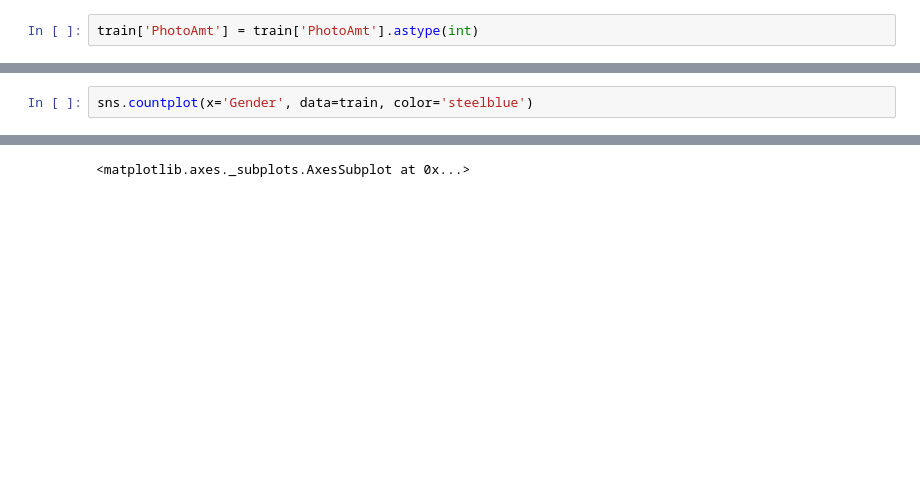
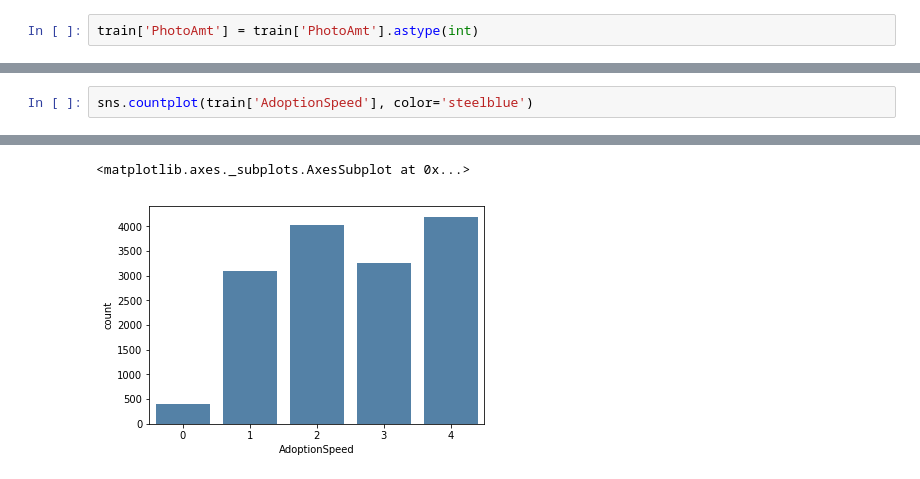
Before and after one commit to ensley/kaggle, a Jupyter notebook: petfinder-adoption-prediction/notebooks/Untitled.ipynb, the cells around one changed output, grey strips where cells are left out. Saved outputs shown, nothing was run; the diff lists cells and outputs as text; blank space fills up the shorter version.

```diff
--- a/petfinder-adoption-prediction/notebooks/Untitled.ipynb
+++ b/petfinder-adoption-prediction/notebooks/Untitled.ipynb
@@ -83,3 +99,3 @@ memory usage: 1.6+ MB
 # %%
-sns.countplot(x='Gender', data=train, color='steelblue')
+sns.countplot(train['AdoptionSpeed'], color='steelblue')
 # %% [output]
@@ -88 +102,2 @@ sns.countplot(x='Gender', data=train, color='steelblue')
 <matplotlib.axes._subplots.AxesSubplot at 0x...>
+[figure, added]
```
Also changed, not shown: parts of 36 cells of this notebook, 1 other file.
